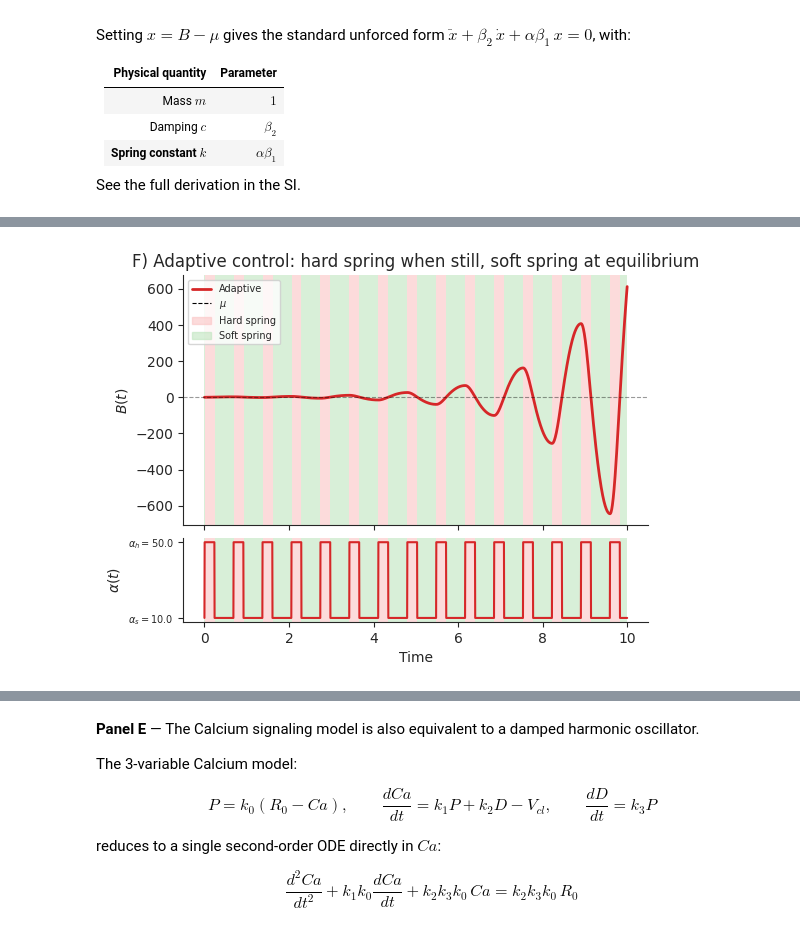
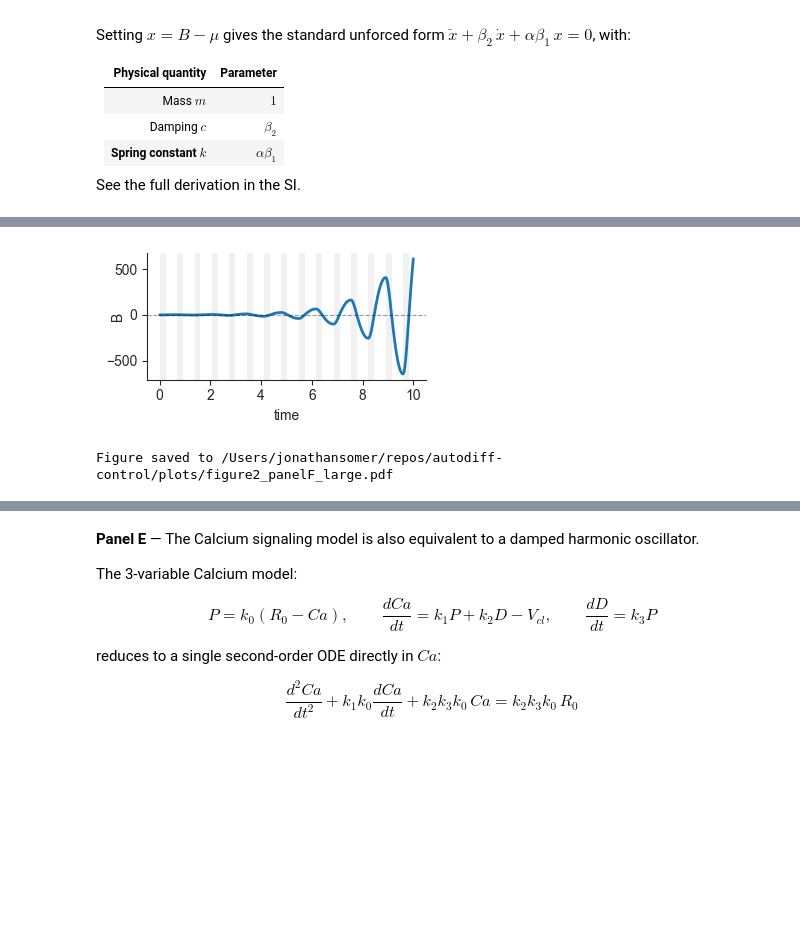
Before and after one commit to Liamir/autodiff-control, a Jupyter notebook: notebooks/figure2.ipynb, the cells around one changed output, grey strips where cells are left out. Cells and saved outputs as stored; diff of their text form; code cells hidden in the pictures; blank space fills up the shorter version.

```diff
--- a/notebooks/figure2.ipynb
+++ b/notebooks/figure2.ipynb
@@ -291,36 +316,28 @@ See the full derivation in the SI.
 ![Hard and soft spring diagram](hard_soft_spring.png)
 # %%
 # Panel F: standalone plot — B(t) with alpha(t) schedule below
-fig, (ax_B, ax_a) = plt.subplots(2, 1, figsize=(6, 4.5), sharex=True,
-                                   gridspec_kw={'height_ratios': [3, 1], 'hspace': 0.08})
+fig, ax = plt.subplots(1, 1, figsize=(3.5, 2))
+
+ax_B = ax
 
 shade_spring(ax_B, data_E['t'], data_E['alpha'],
              PANEL_E['alpha_hard'], PANEL_E['alpha_soft'])
-shade_spring(ax_a, data_E['t'], data_E['alpha'],
-             PANEL_E['alpha_hard'], PANEL_E['alpha_soft'])
 
-ax_B.plot(data_E['t'], data_E['y'][:, 1], lw=2, color='C3', label='Adaptive switching')
+ax_B.plot(data_E['t'], data_E['y'][:, 1], lw=2, color='C0', label='Adaptive switching')
 ax_B.axhline(mu, color='black', ls='--', lw=0.8, alpha=0.4, label=r'$\mu$')
-ax_B.set_ylabel('$B(t)$')
-ax_B.set_title(r'F) Adaptive control: hard spring when still, soft spring at equilibrium')
-ax_B.legend(handles=[
-    plt.Line2D([0],[0], color='C3', lw=2, label='Adaptive'),
-    plt.Line2D([0],[0], color='black', ls='--', lw=0.8, label=r'$\mu$'),
-    mpatches.Patch(color=HARD_COLOR, alpha=SHADE_ALPHA, label='Hard spring'),
-    mpatches.Patch(color=SOFT_COLOR, alpha=SHADE_ALPHA, label='Soft spring'),
-], fontsize=7, loc='upper left')
-clean_ax(ax_B)
-plt.setp(ax_B.get_xticklabels(), visible=False)
+ax_B.set_ylabel('B')
+ax.set_xlabel('time')
 
-ax_a.plot(data_E['t'], data_E['alpha'], lw=1.5, color='C3')
-ax_a.set_ylabel(r'$\alpha(t)$')
-ax_a.set_xlabel('Time')
-ax_a.set_yticks([PANEL_E['alpha_soft'], PANEL_E['alpha_hard']])
-ax_a.set_yticklabels([rf"$\alpha_s={PANEL_E['alpha_soft']}$", rf"$\alpha_h={PANEL_E['alpha_hard']}$"], fontsize=7)
-clean_ax(ax_a)
+sns.despine(ax=ax)
+
+# move ylabel closer to the axis:
+ax_B.yaxis.set_label_coords(-0.08, 0.5)
+
 
 plt.tight_layout()
-fig.savefig('figure2_panelF.pdf', bbox_inches='tight')
 plt.show()
+
+save_fig(fig, 'figure2_panelF_large.pdf')
 # %% [output]
-[figure, old version]
+[figure, new version]
+Figure saved to /Users/jonathansomer/repos/autodiff-control/plots/figure2_panelF_large.pdf
```
Also changed, not shown: parts of 12 cells of this notebook, 6 other files.
